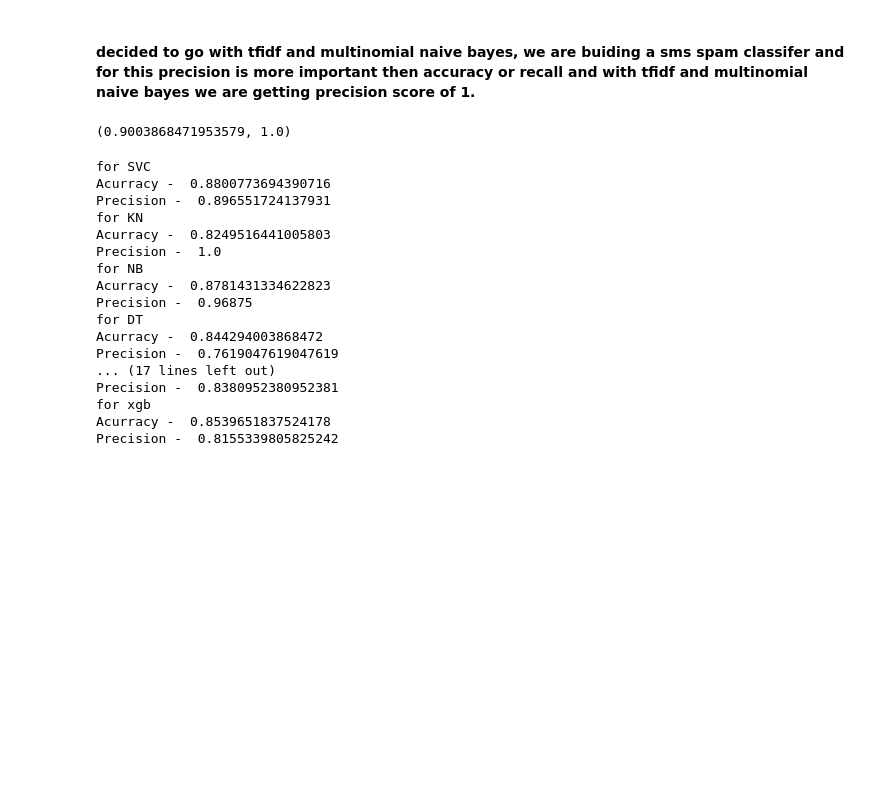
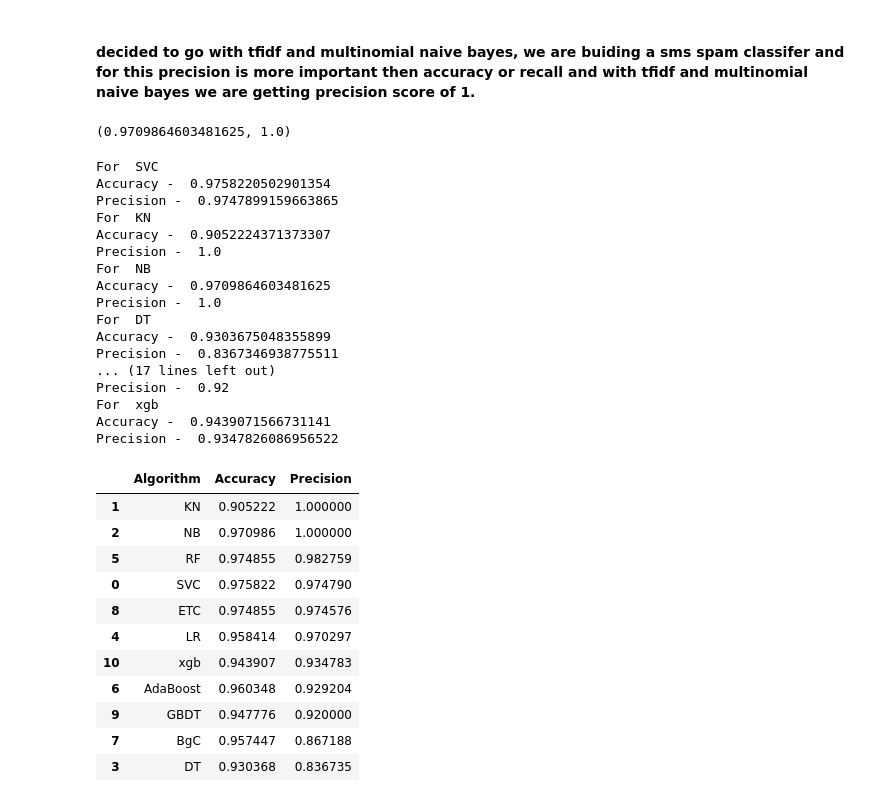
Before and after one commit to Kishan459/sms-spam-Classifier, a Jupyter notebook: SMS_spam_Classifier.ipynb, the cells around one changed output. Saved outputs shown, nothing was run; the diff lists cells and outputs as text; code cells hidden in the pictures; blank space fills up the shorter version.

```diff
--- a/SMS_spam_Classifier.ipynb
+++ b/SMS_spam_Classifier.ipynb
@@ -476,44 +481,45 @@ clfs = {
     'xgb':xgb
 }
 # %%
-def train_classifier(clf,X_train,y_train,x_test,y_test):
+def train_classifier(clf,X_train,y_train,X_test,y_test):
   clf.fit(X_train,y_train)
   y_pred = clf.predict(X_test)
   accuracy = accuracy_score(y_test,y_pred)
   precision = precision_score(y_test,y_pred)
   return accuracy,precision
 # %%
-train_classifier(knc,X_train,y_train,X_test,y_test)
+train_classifier(mnb,X_train,y_train,X_test,y_test)
 # %% [output]
-(0.9003868471953579, 1.0)
+(0.9709864603481625, 1.0)
 # %%
 accuracy_scores = []
 precision_scores = []
 
 for name,clf in clfs.items():
-  current_accuracy,current_precision = train_classifier(clf,X_train,y_train,X_test,y_pred)
 
-  print('for',name)
-  print('Acurracy - ', current_accuracy)
-  print('Precision - ',current_precision)
+    current_accuracy,current_precision = train_classifier(clf, X_train,y_train,X_test,y_test)
 
-  accuracy_scores.append(current_accuracy)
-  precision_scores.append(current_precision)
+    print("For ",name)
+    print("Accuracy - ",current_accuracy)
+    print("Precision - ",current_precision)
+
+    accuracy_scores.append(current_accuracy)
+    precision_scores.append(current_precision)
 # %% [output]
-for SVC
-Acurracy -  0.8800773694390716
-Precision -  0.896551724137931
-for KN
-Acurracy -  0.8249516441005803
+For  SVC
+Accuracy -  0.9758220502901354
+Precision -  0.9747899159663865
+For  KN
+Accuracy -  0.9052224371373307
 Precision -  1.0
-for NB
-Acurracy -  0.8781431334622823
-Precision -  0.96875
-for DT
-Acurracy -  0.844294003868472
-Precision -  0.7619047619047619
+For  NB
+Accuracy -  0.9709864603481625
+Precision -  1.0
+For  DT
+Accuracy -  0.9303675048355899
+Precision -  0.8367346938775511
 ... (17 lines left out)
-Precision -  0.8380952380952381
-for xgb
-Acurracy -  0.8539651837524178
-Precision -  0.8155339805825242
+Precision -  0.92
+For  xgb
+Accuracy -  0.9439071566731141
+Precision -  0.9347826086956522
@@ -519,0 +528,15 @@ Precision -  0.8155339805825242
+# %%
+performance_df
+# %% [output]
+|  | Algorithm | Accuracy | Precision |
+| 1 | KN | 0.905222 | 1.000000 |
+| 2 | NB | 0.970986 | 1.000000 |
+| 5 | RF | 0.974855 | 0.982759 |
+| 0 | SVC | 0.975822 | 0.974790 |
+| 8 | ETC | 0.974855 | 0.974576 |
+| 4 | LR | 0.958414 | 0.970297 |
+| 10 | xgb | 0.943907 | 0.934783 |
+| 6 | AdaBoost | 0.960348 | 0.929204 |
+| 9 | GBDT | 0.947776 | 0.920000 |
+| 7 | BgC | 0.957447 | 0.867188 |
+| 3 | DT | 0.930368 | 0.836735 |
```
Also changed, not shown: parts of 16 cells of this notebook.
